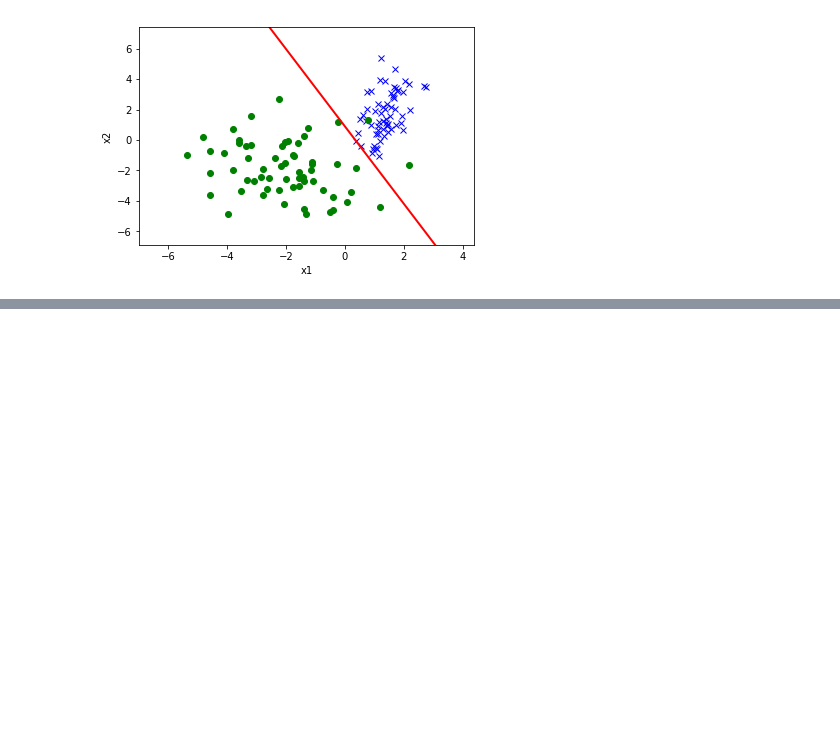
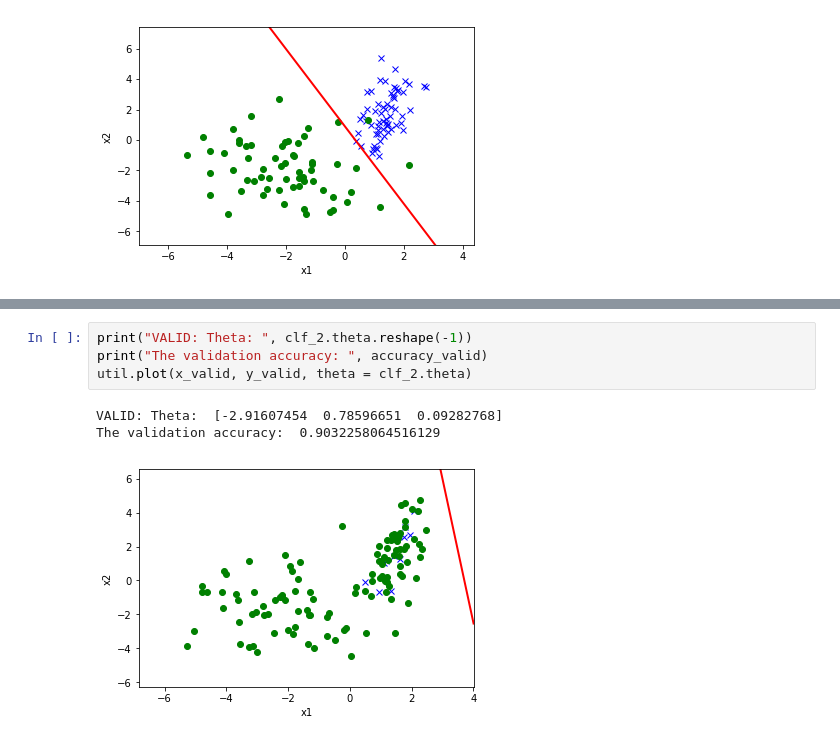
Before and after one commit to anhnt02hp/CS229-Fall2018-FullCourse, a Jupyter notebook: Full_Problem_Set_Solution/PS1/exercise_2.ipynb, the cells around one changed output, grey strips where cells are left out. Cells and saved outputs as stored; diff of their text form; blank space fills up the shorter version.

```diff
--- a/Full_Problem_Set_Solution/PS1/exercise_2.ipynb
+++ b/Full_Problem_Set_Solution/PS1/exercise_2.ipynb
@@ -159,0 +214,8 @@ Validation Accuracy:  0.9838709677419355
+# %%
+print("VALID: Theta: ", clf_2.theta.reshape(-1))
+print("The validation accuracy: ", accuracy_valid)
+util.plot(x_valid, y_valid, theta = clf_2.theta)
+# %% [output]
+VALID: Theta:  [-2.91607454  0.78596651  0.09282768]
+The validation accuracy:  0.9032258064516129
+[figure, added]
```
Also changed, not shown: parts of 15 cells of this notebook.
